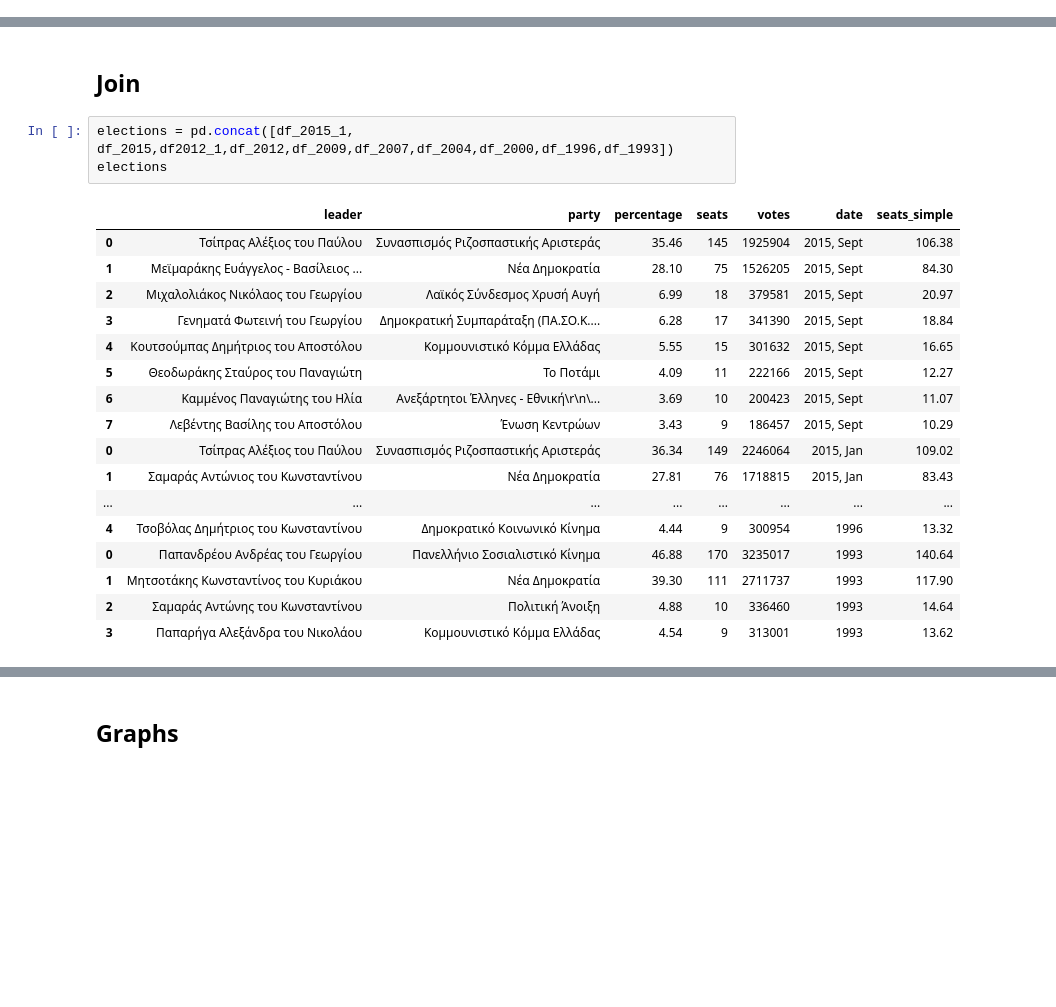
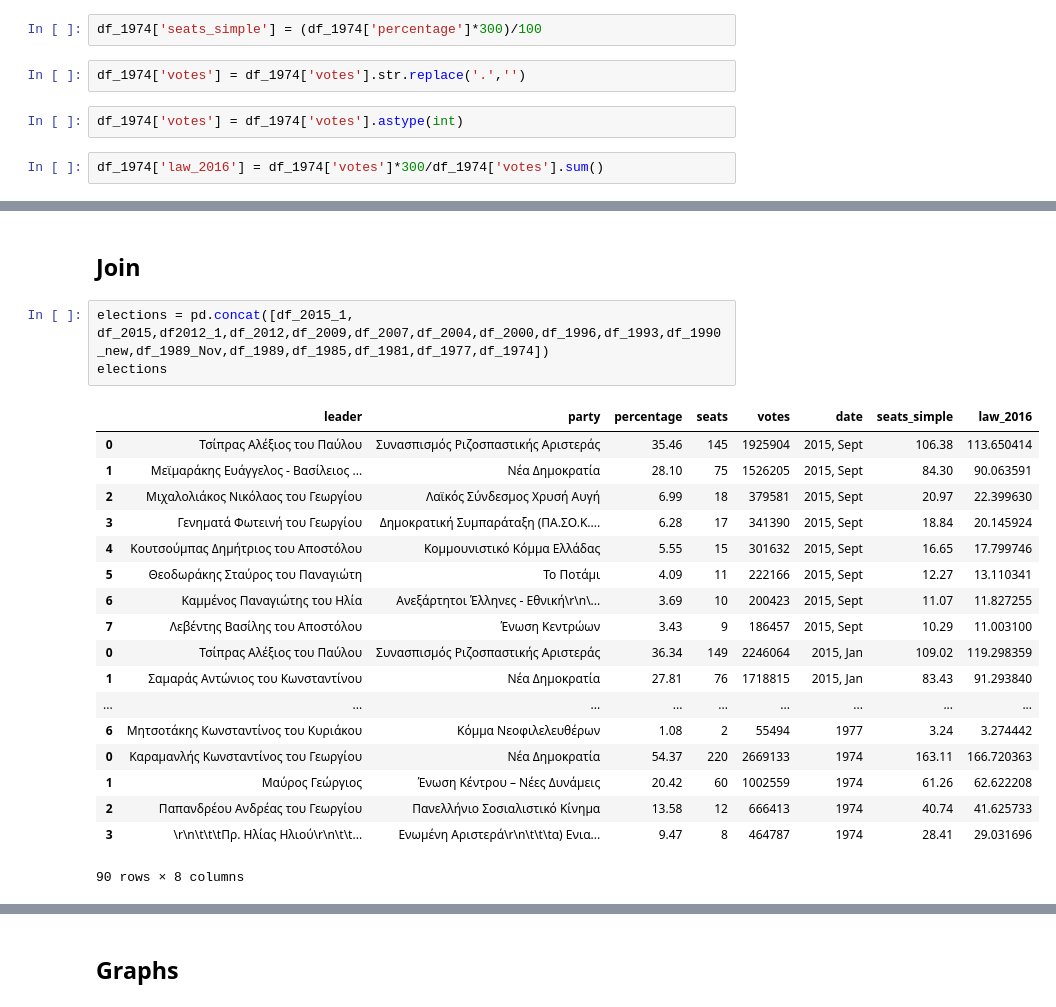
Before and after one commit to kellykiki/data-studio, a Jupyter notebook: code/05-greek_parliament/Greek Elections - Historical Data.ipynb, the cells around one changed output, grey strips where cells are left out. Saved outputs shown, nothing was run; the diff lists cells and outputs as text; blank space fills up the shorter version.

```diff
--- a/code/05-greek_parliament/Greek Elections - Historical Data.ipynb
+++ b/code/05-greek_parliament/Greek Elections - Historical Data.ipynb
@@ -1157,0 +1975,8 @@ ValueError: could not convert string to float:
+# %%
+df_1974['seats_simple'] = (df_1974['percentage']*300)/100
+# %%
+df_1974['votes'] = df_1974['votes'].str.replace('.','')
+# %%
+df_1974['votes'] = df_1974['votes'].astype(int)
+# %%
+df_1974['law_2016'] = df_1974['votes']*300/df_1974['votes'].sum()
@@ -1158,26 +2015,27 @@ ValueError: could not convert string to float:
 # %% [markdown]
 ## Join
 # %%
-elections = pd.concat([df_2015_1, df_2015,df2012_1,df_2012,df_2009,df_2007,df_2004,df_2000,df_1996,df_1993])
+elections = pd.concat([df_2015_1, df_2015,df2012_1,df_2012,df_2009,df_2007,df_2004,df_2000,df_1996,df_1993,df_1990_new,df_1989_Nov,df_1989,df_1985,df_1981,df_1977,df_1974])
 elections
 # %% [output]
-|  | leader | party | percentage | seats | votes | date | seats_simple |
-| 0 | Τσίπρας Αλέξιος του Παύλου | Συνασπισμός Ριζοσπαστικής Αριστεράς | 35.46 | 145 | 1925904 | 2015, Sept | 106.38 |
-| 1 | Μεϊμαράκης Ευάγγελος - Βασίλειος ... | Νέα Δημοκρατία | 28.10 | 75 | 1526205 | 2015, Sept | 84.30 |
-| 2 | Μιχαλολιάκος Νικόλαος του Γεωργίου | Λαϊκός Σύνδεσμος Χρυσή Αυγή | 6.99 | 18 | 379581 | 2015, Sept | 20.97 |
-| 3 | Γενηματά Φωτεινή του Γεωργίου | Δημοκρατική Συμπαράταξη (ΠΑ.ΣΟ.Κ.... | 6.28 | 17 | 341390 | 2015, Sept | 18.84 |
-| 4 | Κουτσούμπας Δημήτριος του Αποστόλου | Κομμουνιστικό Κόμμα Ελλάδας | 5.55 | 15 | 301632 | 2015, Sept | 16.65 |
-| 5 | Θεοδωράκης Σταύρος του Παναγιώτη | Το Ποτάμι | 4.09 | 11 | 222166 | 2015, Sept | 12.27 |
-| 6 | Καμμένος Παναγιώτης του Ηλία | Ανεξάρτητοι Έλληνες - Εθνική\r\n\... | 3.69 | 10 | 200423 | 2015, Sept | 11.07 |
-| 7 | Λεβέντης Βασίλης του Αποστόλου | Ένωση Κεντρώων | 3.43 | 9 | 186457 | 2015, Sept | 10.29 |
-| 0 | Τσίπρας Αλέξιος του Παύλου | Συνασπισμός Ριζοσπαστικής Αριστεράς | 36.34 | 149 | 2246064 | 2015, Jan | 109.02 |
-| 1 | Σαμαράς Αντώνιος του Κωνσταντίνου | Νέα Δημοκρατία | 27.81 | 76 | 1718815 | 2015, Jan | 83.43 |
-| ... | ... | ... | ... | ... | ... | ... | ... |
-| 4 | Τσοβόλας Δημήτριος του Κωνσταντίνου | Δημοκρατικό Κοινωνικό Κίνημα | 4.44 | 9 | 300954 | 1996 | 13.32 |
-| 0 | Παπανδρέου Ανδρέας του Γεωργίου | Πανελλήνιο Σοσιαλιστικό Κίνημα | 46.88 | 170 | 3235017 | 1993 | 140.64 |
-| 1 | Μητσοτάκης Κωνσταντίνος του Κυριάκου | Νέα Δημοκρατία | 39.30 | 111 | 2711737 | 1993 | 117.90 |
-| 2 | Σαμαράς Αντώνης του Κωνσταντίνου | Πολιτική Άνοιξη | 4.88 | 10 | 336460 | 1993 | 14.64 |
-| 3 | Παπαρήγα Αλεξάνδρα του Νικολάου | Κομμουνιστικό Κόμμα Ελλάδας | 4.54 | 9 | 313001 | 1993 | 13.62 |
+|  | leader | party | percentage | seats | votes | date | seats_simple | law_2016 |
+| 0 | Τσίπρας Αλέξιος του Παύλου | Συνασπισμός Ριζοσπαστικής Αριστεράς | 35.46 | 145 | 1925904 | 2015, Sept | 106.38 | 113.650414 |
+| 1 | Μεϊμαράκης Ευάγγελος - Βασίλειος ... | Νέα Δημοκρατία | 28.10 | 75 | 1526205 | 2015, Sept | 84.30 | 90.063591 |
+| 2 | Μιχαλολιάκος Νικόλαος του Γεωργίου | Λαϊκός Σύνδεσμος Χρυσή Αυγή | 6.99 | 18 | 379581 | 2015, Sept | 20.97 | 22.399630 |
+| 3 | Γενηματά Φωτεινή του Γεωργίου | Δημοκρατική Συμπαράταξη (ΠΑ.ΣΟ.Κ.... | 6.28 | 17 | 341390 | 2015, Sept | 18.84 | 20.145924 |
+| 4 | Κουτσούμπας Δημήτριος του Αποστόλου | Κομμουνιστικό Κόμμα Ελλάδας | 5.55 | 15 | 301632 | 2015, Sept | 16.65 | 17.799746 |
+| 5 | Θεοδωράκης Σταύρος του Παναγιώτη | Το Ποτάμι | 4.09 | 11 | 222166 | 2015, Sept | 12.27 | 13.110341 |
+| 6 | Καμμένος Παναγιώτης του Ηλία | Ανεξάρτητοι Έλληνες - Εθνική\r\n\... | 3.69 | 10 | 200423 | 2015, Sept | 11.07 | 11.827255 |
+| 7 | Λεβέντης Βασίλης του Αποστόλου | Ένωση Κεντρώων | 3.43 | 9 | 186457 | 2015, Sept | 10.29 | 11.003100 |
+| 0 | Τσίπρας Αλέξιος του Παύλου | Συνασπισμός Ριζοσπαστικής Αριστεράς | 36.34 | 149 | 2246064 | 2015, Jan | 109.02 | 119.298359 |
+| 1 | Σαμαράς Αντώνιος του Κωνσταντίνου | Νέα Δημοκρατία | 27.81 | 76 | 1718815 | 2015, Jan | 83.43 | 91.293840 |
+| ... | ... | ... | ... | ... | ... | ... | ... | ... |
+| 6 | Μητσοτάκης Κωνσταντίνος του Κυριάκου | Κόμμα Νεοφιλελευθέρων | 1.08 | 2 | 55494 | 1977 | 3.24 | 3.274442 |
+| 0 | Καραμανλής Κωνσταντίνος του Γεωργίου | Νέα Δημοκρατία | 54.37 | 220 | 2669133 | 1974 | 163.11 | 166.720363 |
+| 1 | Μαύρος Γεώργιος | Ένωση Κέντρου – Νέες Δυνάμεις | 20.42 | 60 | 1002559 | 1974 | 61.26 | 62.622208 |
+| 2 | Παπανδρέου Ανδρέας του Γεωργίου | Πανελλήνιο Σοσιαλιστικό Κίνημα | 13.58 | 12 | 666413 | 1974 | 40.74 | 41.625733 |
+| 3 | \r\n\t\t\tΠρ. Ηλίας Ηλιού\r\n\t\t... | Ενωμένη Αριστερά\r\n\t\t\tα) Ενια... | 9.47 | 8 | 464787 | 1974 | 28.41 | 29.031696 |
+90 rows × 8 columns
 # %%
 elections.dtypes
 # %% [output]
```
Also changed, not shown: parts of 241 cells of this notebook.
